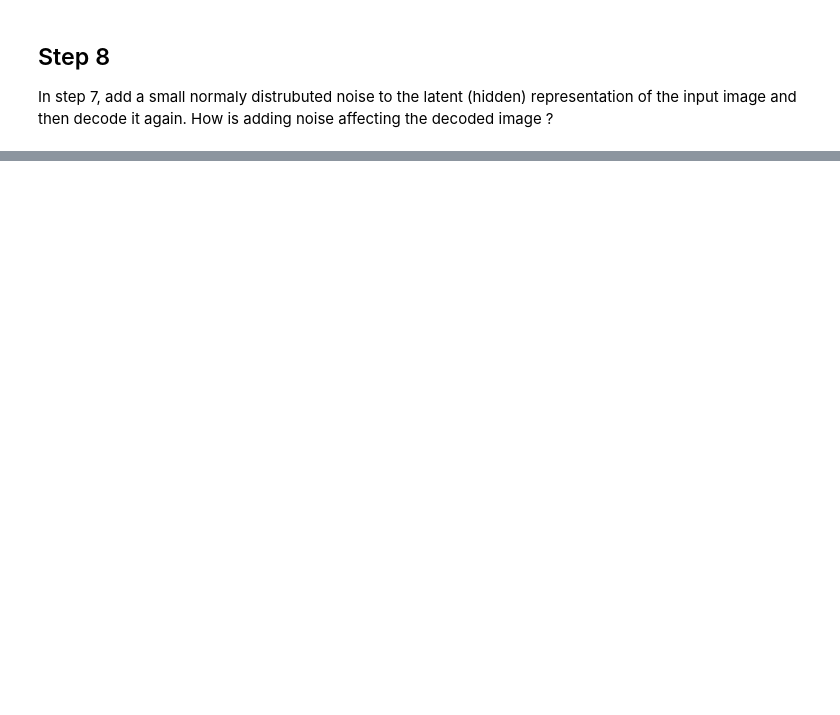
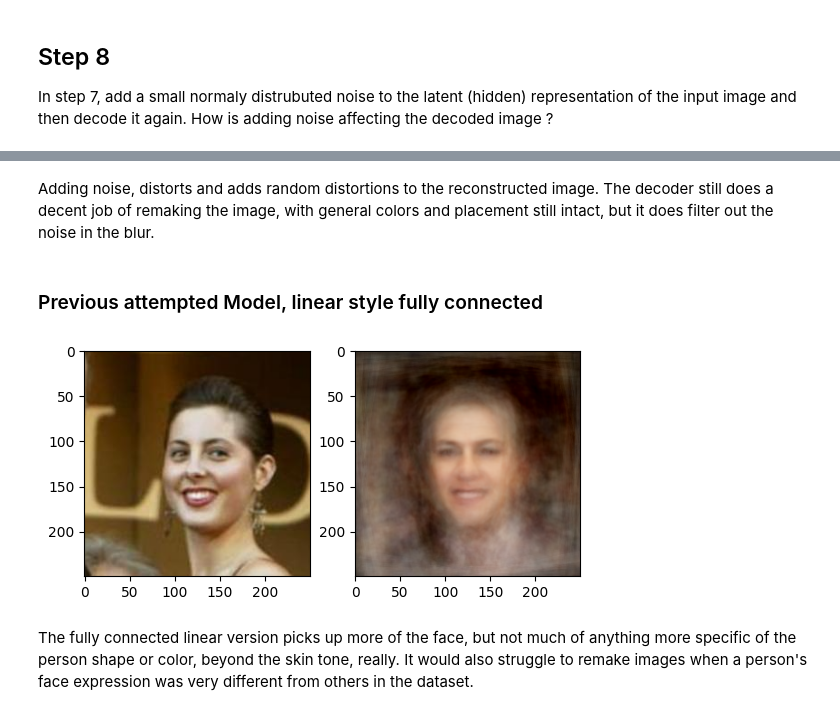
Before and after one commit to bryanl1/pattern-recognition, a Jupyter notebook: HW3/HW3.ipynb, the cells around one changed output, grey strips where cells are left out. Cells and saved outputs as stored; diff of their text form; code cells hidden in the pictures; blank space fills up the shorter version.

```diff
--- a/HW3/HW3.ipynb
+++ b/HW3/HW3.ipynb
@@ -250,0 +304,10 @@ In step 7, add a small normaly distrubuted noise to the latent (hidden) represen
+# %% [markdown]
+Adding noise, distorts and adds random distortions to the reconstructed image. The decoder still does a decent job of remaking the image, with general colors and placement still intact, but it does filter out the noise in the blur.
+# %% [markdown]
+### Previous attempted Model, linear style fully connected
+# %%
+from google.colab.patches import cv2_imshow
+ex = cv2.imread("/content/linearresult.png")
+cv2_imshow(ex)
+# %% [output]
+[figure, added]
@@ -250,0 +349,2 @@ In step 7, add a small normaly distrubuted noise to the latent (hidden) represen
+# %% [markdown]
+The fully connected linear version picks up more of the face, but not much of anything more specific of the person shape or color, beyond the skin tone, really. It would also struggle to remake images when a person's face expression was very different from others in the dataset.
```
Also changed, not shown: parts of 23 cells of this notebook.
